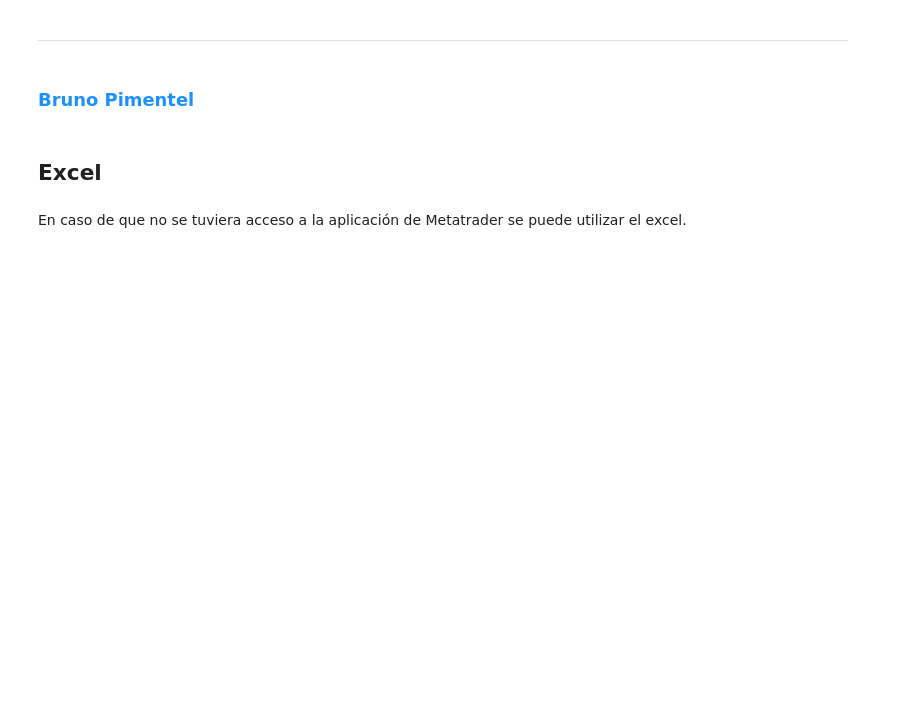
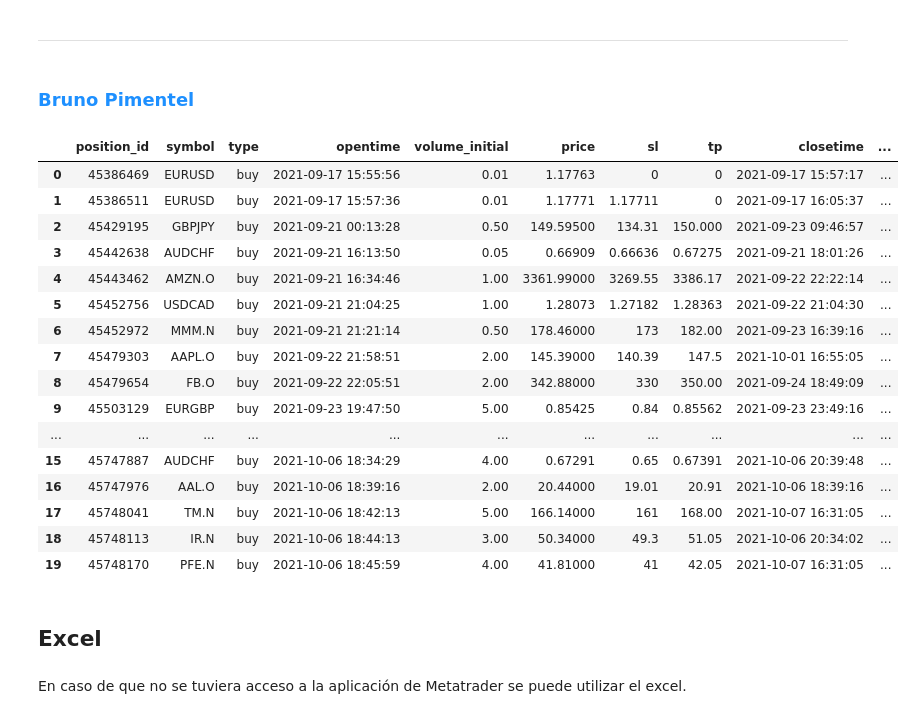
Before and after one commit to danielgarciah/MyST_LAB_3_E2, a Jupyter notebook: Notebook_LAB3.ipynb, the cells around one changed output. Drawn from its saved outputs; the diff is of its cells as text; code cells hidden in the pictures; blank space fills up the shorter version.

```diff
--- a/Notebook_LAB3.ipynb
+++ b/Notebook_LAB3.ipynb
@@ -150,7 +189,25 @@ start_date_b = datetime(2021, 8, 1)
 end_date_b = datetime.today()
 # %%
 log_bruno = log_meta(meta_path_b, login_count_b, password_count_b, server_name_b, start_date_b, end_date_b)
-log_bruno
+log_bruno.historical()
+# %% [output]
+|  | position_id | symbol | type | opentime | volume_initial | price | sl | tp | closetime | ... |
+| 0 | 45386469 | EURUSD | buy | 2021-09-17 15:55:56 | 0.01 | 1.17763 | 0 | 0 | 2021-09-17 15:57:17 | ... |
+| 1 | 45386511 | EURUSD | buy | 2021-09-17 15:57:36 | 0.01 | 1.17771 | 1.17711 | 0 | 2021-09-17 16:05:37 | ... |
+| 2 | 45429195 | GBPJPY | buy | 2021-09-21 00:13:28 | 0.50 | 149.59500 | 134.31 | 150.000 | 2021-09-23 09:46:57 | ... |
+| 3 | 45442638 | AUDCHF | buy | 2021-09-21 16:13:50 | 0.05 | 0.66909 | 0.66636 | 0.67275 | 2021-09-21 18:01:26 | ... |
+| 4 | 45443462 | AMZN.O | buy | 2021-09-21 16:34:46 | 1.00 | 3361.99000 | 3269.55 | 3386.17 | 2021-09-22 22:22:14 | ... |
+| 5 | 45452756 | USDCAD | buy | 2021-09-21 21:04:25 | 1.00 | 1.28073 | 1.27182 | 1.28363 | 2021-09-22 21:04:30 | ... |
+| 6 | 45452972 | MMM.N | buy | 2021-09-21 21:21:14 | 0.50 | 178.46000 | 173 | 182.00 | 2021-09-23 16:39:16 | ... |
+| 7 | 45479303 | AAPL.O | buy | 2021-09-22 21:58:51 | 2.00 | 145.39000 | 140.39 | 147.5 | 2021-10-01 16:55:05 | ... |
+| 8 | 45479654 | FB.O | buy | 2021-09-22 22:05:51 | 2.00 | 342.88000 | 330 | 350.00 | 2021-09-24 18:49:09 | ... |
+| 9 | 45503129 | EURGBP | buy | 2021-09-23 19:47:50 | 5.00 | 0.85425 | 0.84 | 0.85562 | 2021-09-23 23:49:16 | ... |
+| ... | ... | ... | ... | ... | ... | ... | ... | ... | ... | ... |
+| 15 | 45747887 | AUDCHF | buy | 2021-10-06 18:34:29 | 4.00 | 0.67291 | 0.65 | 0.67391 | 2021-10-06 20:39:48 | ... |
+| 16 | 45747976 | AAL.O | buy | 2021-10-06 18:39:16 | 2.00 | 20.44000 | 19.01 | 20.91 | 2021-10-06 18:39:16 | ... |
+| 17 | 45748041 | TM.N | buy | 2021-10-06 18:42:13 | 5.00 | 166.14000 | 161 | 168.00 | 2021-10-07 16:31:05 | ... |
+| 18 | 45748113 | IR.N | buy | 2021-10-06 18:44:13 | 3.00 | 50.34000 | 49.3 | 51.05 | 2021-10-06 20:34:02 | ... |
+| 19 | 45748170 | PFE.N | buy | 2021-10-06 18:45:59 | 4.00 | 41.81000 | 41 | 42.05 | 2021-10-07 16:31:05 | ... |
 # %% [markdown]
 ## Excel
 # %% [markdown]
```
Also changed, not shown: parts of 29 cells of this notebook, 10 other files.
